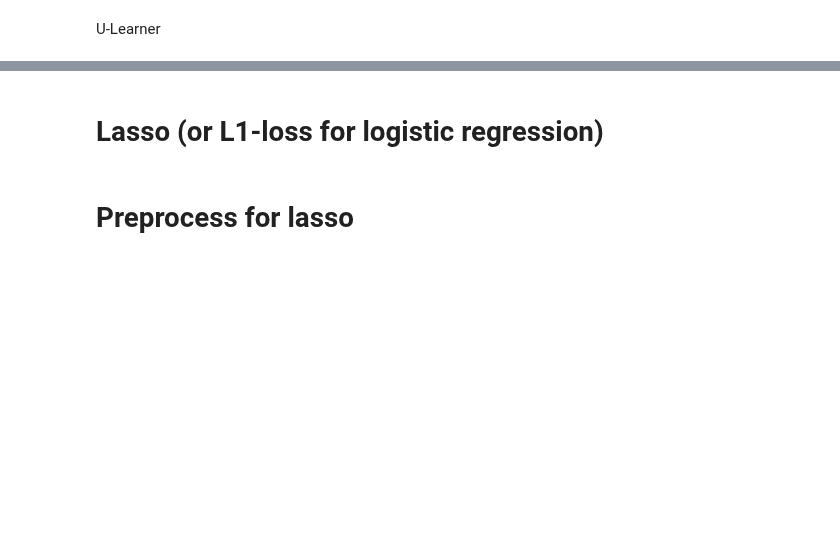
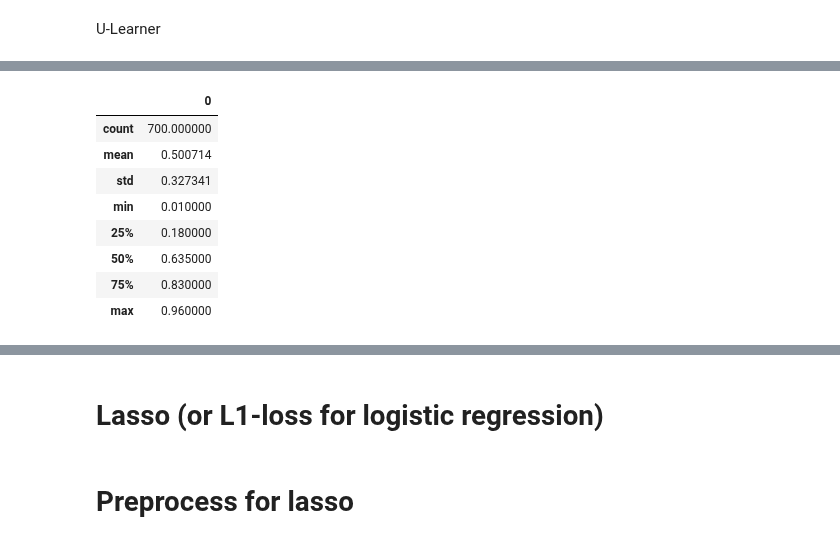
Before and after one commit to abibaj98/Master-Thesis, a Jupyter notebook: MetaLearner.ipynb, the cells around one changed output, grey strips where cells are left out. Saved outputs shown, nothing was run; the diff lists cells and outputs as text; code cells hidden in the pictures; blank space fills up the shorter version.

```diff
--- a/MetaLearner.ipynb
+++ b/MetaLearner.ipynb
@@ -300,22 +504,38 @@ ra_tau_hat
 # %% [markdown]
 PW-Learner
 # %%
+# ACHTUNG: TRIED TO INCLUDE CROSS-FITTING!
 ### PW-Learner
 # mu_0 (same procedure as for t-learner, maybe can speed up process)
-pw_learner_mu0 = RandomForestRegressor(max_depth=100, random_state=0)
-pw_learner_mu0.fit(X_train_control, Y_train_control)
+pw_learner_mu0_1 = RandomForestRegressor(max_depth=100, random_state=0)
+pw_learner_mu0_2 = RandomForestRegressor(max_depth=100, random_state=0)
+pw_learner_mu0_1.fit(X_train_control, Y_train_control)
+pw_learner_mu0_2.fit(X_train_control, Y_train_control)
 
 # mu_1 (same procedure as for t-learner, maybe can speed up process)
-pw_learner_mu1 = RandomForestRegressor(max_depth=100, random_state=0)
-pw_learner_mu1.fit(X_train_treatment, Y_train_treatment)
+pw_learner_mu1_1 = RandomForestRegressor(max_depth=100, random_state=0)
+pw_learner_mu1_2 = RandomForestRegressor(max_depth=100, random_state=0)
+pw_learner_mu1_1.fit(X_train_treatment, Y_train_treatment)
+pw_learner_mu1_2.fit(X_train_treatment, Y_train_treatment)
 
 # e_x
-pw_learner_e_x = RandomForestClassifier(max_depth=100, random_state=0)
-pw_learner_e_x.fit(X_train, W_train)
+# split for cross-fitting
+index = np.zeros(len(X_train), dtype=bool)
+train_ind = np.random.choice(len(X_train), int(len(X_train)/2), replace=False)
+index[train_ind] = 1
+
+pw_learner_e_x_1 = RandomForestClassifier(max_depth=100, random_state=0)
+pw_learner_e_x_2 = RandomForestClassifier(max_depth=100, random_state=0)
+pw_learner_e_x_1.fit(X_train[index], W_train[index])
+pw_learner_e_x_2.fit(X_train[~index], W_train[~index])
+
+pw_probas_1 = np.zeros(len(X_train),)
+pw_probas_1[index] = pw_learner_e_x_2.predict_proba(X_train[index])[:, 1]
+pw_probas_1[~index] = pw_learner_e_x_1.predict_proba(X_train[~index])[:, 1]
+
 
 # ra-pseudo-outcome
-pw_pseudo_outcome = (W_train / pw_learner_e_x.predict_proba(X_train)[:, 1] - (1 - W_train) / (
-    pw_learner_e_x.predict_proba(X_train)[:, 0])) * Y_train
+pw_pseudo_outcome = (W_train / pw_probas_1 - (1 - W_train) / (1 - pw_probas_1)) * Y_train
 
 # tau_hat
 pw_tau_hat_learner = RandomForestRegressor(max_depth=100, random_state=0)
@@ -352,0 +613,12 @@ u_tau_hats
+# %%
+pd.DataFrame(u_learner_e_x.predict_proba(X_train)[:, 1]).describe()
+# %% [output]
+|  | 0 |
+| count | 700.000000 |
+| mean | 0.500714 |
+| std | 0.327341 |
+| min | 0.010000 |
+| 25% | 0.180000 |
+| 50% | 0.635000 |
+| 75% | 0.830000 |
+| max | 0.960000 |
```
Also changed, not shown: parts of 55 cells of this notebook, 7 other files.
